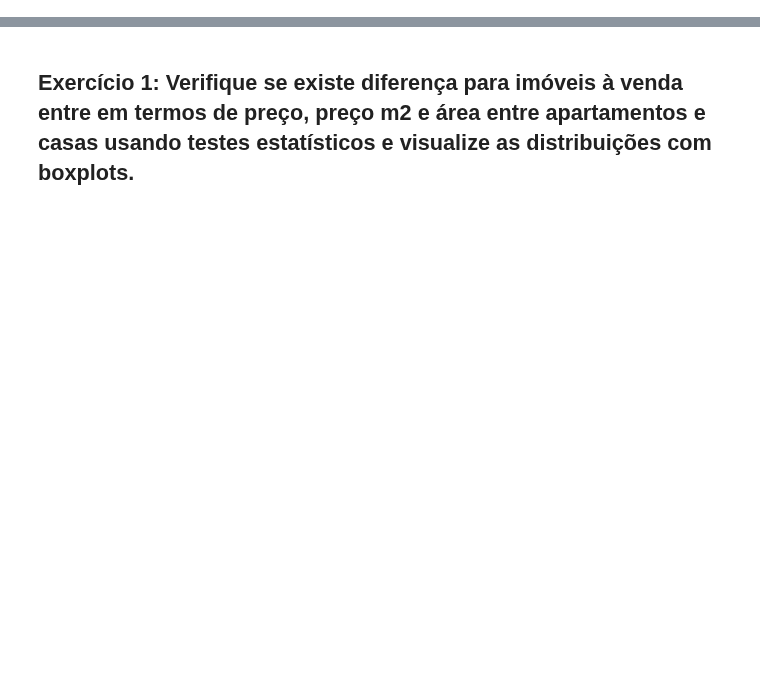
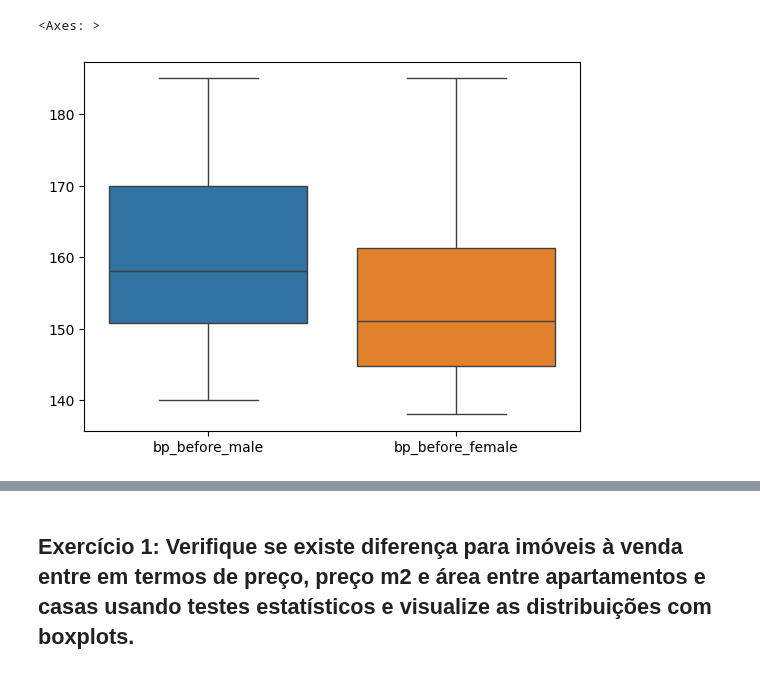
Before and after one commit to ProfLuciano/cd, a Jupyter notebook: notebooks/teste_hipotese.ipynb, the cells around one changed output, grey strips where cells are left out. Saved outputs shown, nothing was run; the diff lists cells and outputs as text; code cells hidden in the pictures; blank space fills up the shorter version.

```diff
--- a/notebooks/teste_hipotese.ipynb
+++ b/notebooks/teste_hipotese.ipynb
@@ -44,3 +83,13 @@ sns.boxplot(data=[data1, data2])
+# %%
+import seaborn as sns
+bp_by_sex_df = pd.DataFrame({
+    'bp_before_male': df[df['sex'] == 'Male']['bp_before'].reset_index(drop=True),
+    'bp_before_female': df[df['sex'] == 'Female']['bp_before'].reset_index(drop=True)
+})
+sns.boxplot(data=bp_by_sex_df)
+# %% [output]
+<Axes: >
+[figure, added]
 # %%
 houses=pd.read_csv("https://raw.githubusercontent.com/ProfLuciano/cd/gh-pages/data/recife.csv",encoding = "ISO-8859-1")
 houses = houses[houses['price'] > 30000]
```
Also changed, not shown: parts of 16 cells of this notebook.
